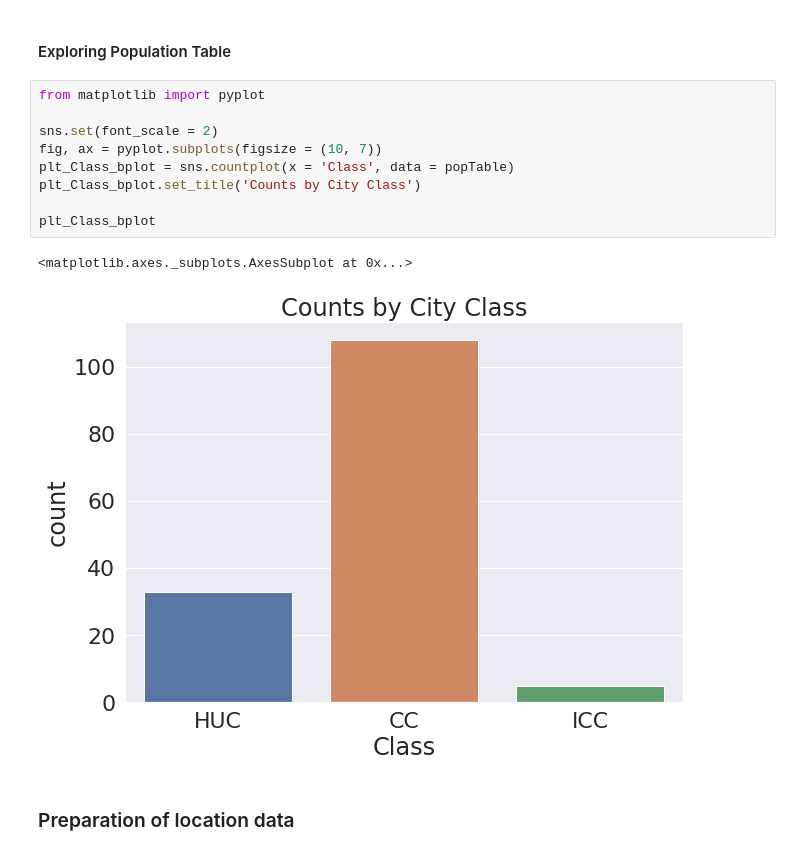
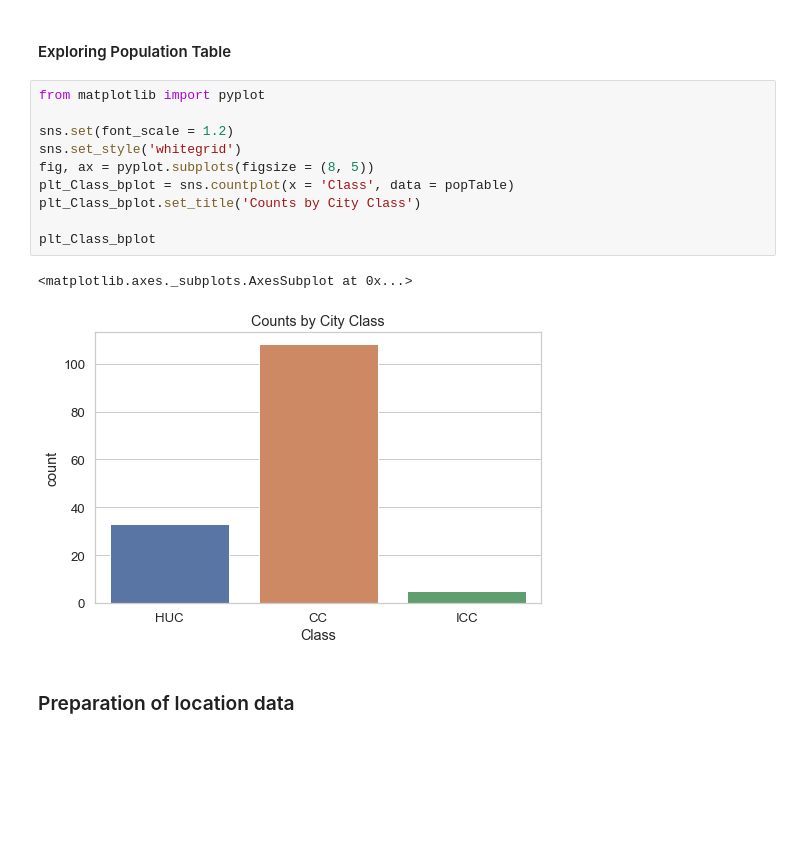
Before and after one commit to aldencabajar/coursera_capstone, a Jupyter notebook: capstone_project_notebook .ipynb, the cells around one changed output. Drawn from its saved outputs; the diff is of its cells as text; blank space fills up the shorter version.

```diff
--- a/capstone_project_notebook .ipynb
+++ b/capstone_project_notebook .ipynb
@@ -160,15 +154,16 @@ Index(['City', 'Population', 'Area_km2', 'pop_density', 'Barangay', 'Class',
 # %%
 from matplotlib import pyplot
 
-sns.set(font_scale = 2)
-fig, ax = pyplot.subplots(figsize = (10, 7))
+sns.set(font_scale = 1.2)
+sns.set_style('whitegrid')
+fig, ax = pyplot.subplots(figsize = (8, 5))
 plt_Class_bplot = sns.countplot(x = 'Class', data = popTable)
 plt_Class_bplot.set_title('Counts by City Class')
 
 plt_Class_bplot
 # %% [output]
 <matplotlib.axes._subplots.AxesSubplot at 0x...>
-[figure, old version]
+[figure, new version]
 # %% [markdown]
 ### Preparation of location data
 # %% [markdown]
```
Also changed, not shown: parts of 30 cells of this notebook, 2 other files.
